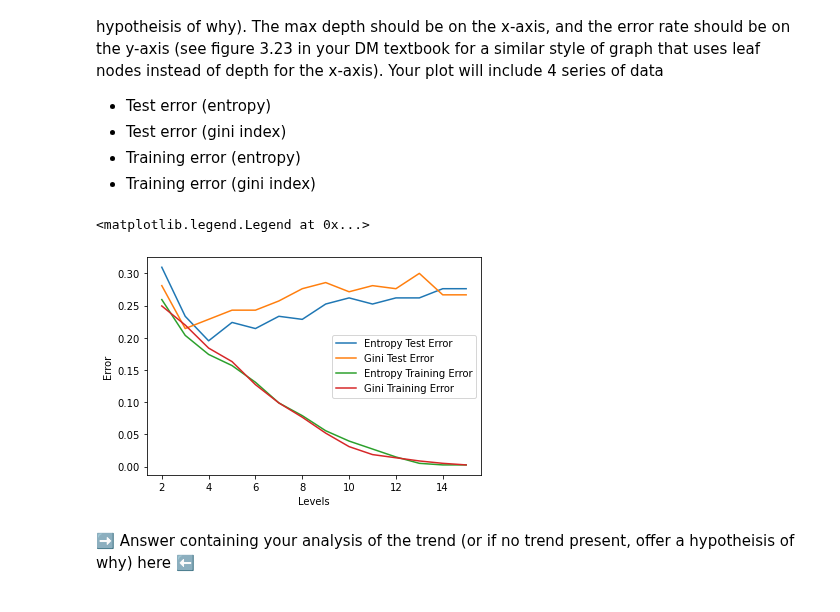
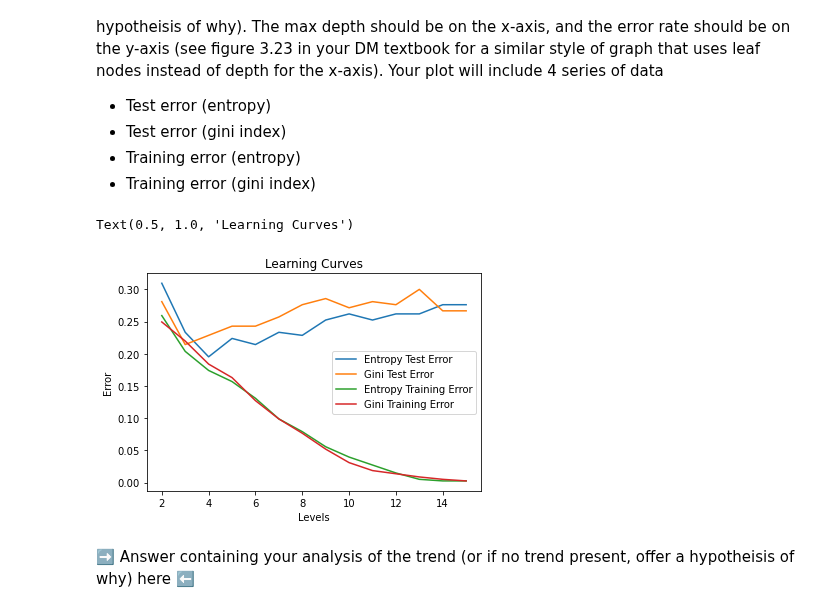
Before and after one commit to alex-chiu/CS329E-Data-Analytics, a Jupyter notebook: HW4/CS329E_HW4.ipynb, the cells around one changed output. Saved outputs shown, nothing was run; the diff lists cells and outputs as text; code cells hidden in the pictures.

```diff
--- a/HW4/CS329E_HW4.ipynb
+++ b/HW4/CS329E_HW4.ipynb
@@ -256,16 +256,17 @@ for i in range(len(entropyTrees)):
 # %%
 # Plot the 4 learning curves
 x = range(2,z)
 plt.plot(x,entropyTestError)
 plt.plot(x,giniTestError)
 plt.plot(x,entropyTrainingError)
 plt.plot(x,giniTrainingError)
 plt.xlabel("Levels")
 plt.ylabel("Error")
 plt.legend(["Entropy Test Error","Gini Test Error","Entropy Training Error","Gini Training Error"])
+plt.title("Learning Curves")
 #see page 196 of textbook
 # %% [output]
-<matplotlib.legend.Legend at 0x...>
+Text(0.5, 1.0, 'Learning Curves')
-[figure, old version]
+[figure, new version]
 # %% [markdown]
 ➡️ Answer containing your analysis of the trend (or if no trend present, offer a hypotheisis of why) here ⬅️
```
